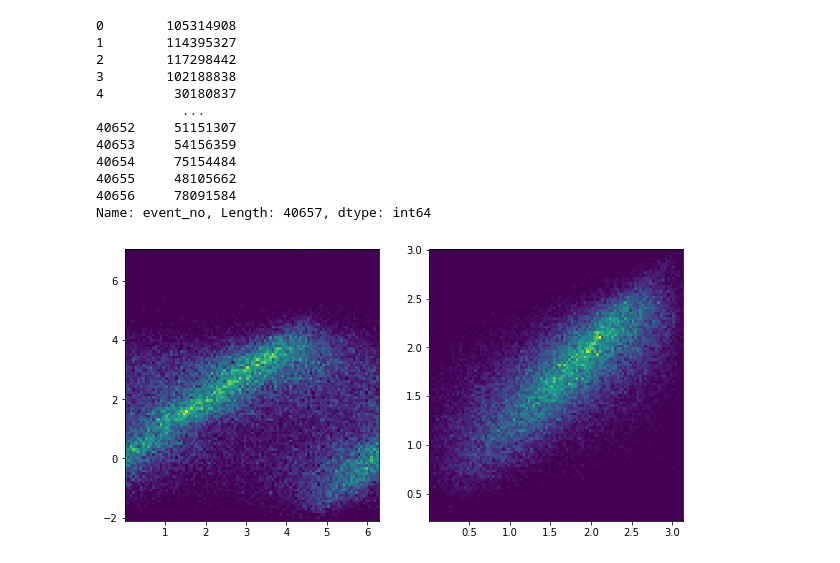
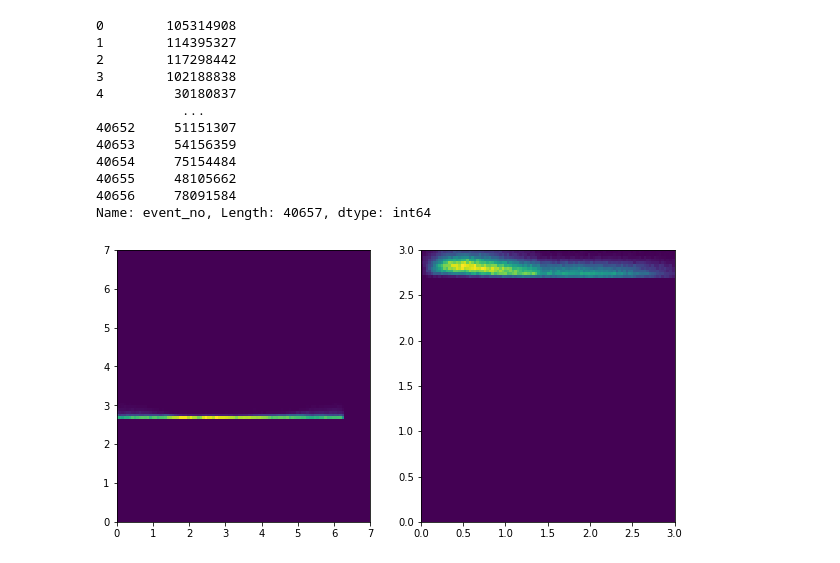
Before and after one commit to Vinther901/Neutrino-Machine-Learning, a Jupyter notebook: Trainer_notebook.ipynb, the cells around one changed output. Cells and saved outputs as stored; diff of their text form; code cells hidden in the pictures.

```diff
--- a/Trainer_notebook.ipynb
+++ b/Trainer_notebook.ipynb
@@ -14,23 +14,23 @@ import os
 # %%
 path = r'C:\Users\jv97\Desktop\github\Neutrino-Machine-Learning'
 
-run_name = 'oscNext_angle_m9'
+run_name = 'TEST_m11'
 
 args = {'N_edge_feats': 6,
-        'N_dom_feats': 5,
+        'N_dom_feats': 7,
         'N_targets': 2,
         'N_outputs': 4,
         'N_metalayers': 1,
         'N_hcs': 64,
         'diagonal_cov': True,
-        'wandb_activated': True,
+        'wandb_activated': False,
         'type': 'twice_Polar_NLLH',
         'zenith': True,
         'id': wandb.util.generate_id()[:4],
         'eps': 0,
-        'lr': 0.0209,
-        'filename': 'dev_level7_mu_e_tau_oscweight_000_unscaled.db',#dev_level7_mu_e_tau_oscweight_000.db #rasmus_classification_muon_3neutrino_3mio.db #dev_level7_oscNext_IC86_003.db
-        'features': 'charge_log10, dom_time, dom_x, dom_y, dom_z',
+        'lr': 8e-2,
+        'filename': 'muon_500k_scaled2.db',#dev_level7_mu_e_tau_oscweight_000.db #rasmus_classification_muon_3neutrino_3mio.db #dev_level7_oscNext_IC86_003.db
+        'features': 'charge_log10, time, pulse_width, SRTInIcePulses, dom_x, dom_y, dom_z',
         'targets': 'azimuth, zenith',
-        'TrTV': (0.025,0.995,1)
+        'TrTV': (0.1,0.99,1)#(0.025,0.995,1)
        }
@@ -78,4 +96,4 @@ dataset = fc.custom_db_dataset(filepath = filepath,
                                y_transform = y_transform,
                                shuffle = True)
 # %%
-train_loader, test_loader, val_loader = dataset.return_dataloaders(batch_size=512) #~0.6sec loading time pr. batch
+train_loader, test_loader, val_loader = dataset.return_dataloaders(batch_size=512, num_workers=0) #~0.6sec loading time pr. batch
@@ -97,7 +163,7 @@ trainer, wandb_logger = fc.return_trainer(path = path,
 GPU available: True, used: True
 TPU available: None, using: 0 TPU cores
 # %%
-lr_finder = trainer.tuner.lr_find(model,train_loader,val_loader,max_lr=1,num_training=200,mode='exponential',early_stop_threshold=4)
+lr_finder = trainer.tuner.lr_find(model,train_loader,val_loader,max_lr=5,num_training=50,mode='exponential',early_stop_threshold=4)
 
 fig = lr_finder.plot(True,True)
 print(lr_finder.suggestion())
@@ -191,10 +267,10 @@ pred, truth = fc.return_reco_truth(model,val_loader)
 Name: event_no, Length: 40657, dtype: int64
 # %%
 fig, ax = plt.subplots(figsize=(10,5),ncols=2)
-ax[0].hist2d(truth[:,0],pred[:,0],bins=100);
-ax[1].hist2d(truth[:,1],pred[:,1],bins=100);
+ax[0].hist2d(truth[:,0],pred[:,0]+3,bins=100,range=((0,7),(0,7)));
+ax[1].hist2d(truth[:,1],pred[:,1]+3,bins=100,range=((0,3),(0,3)));
 # %% [output]
-[figure, old version]
+[figure, new version]
 # %%
 wandb.finish()
 # %% [output]
```
Also changed, not shown: parts of 12 cells of this notebook, 6 other files.
